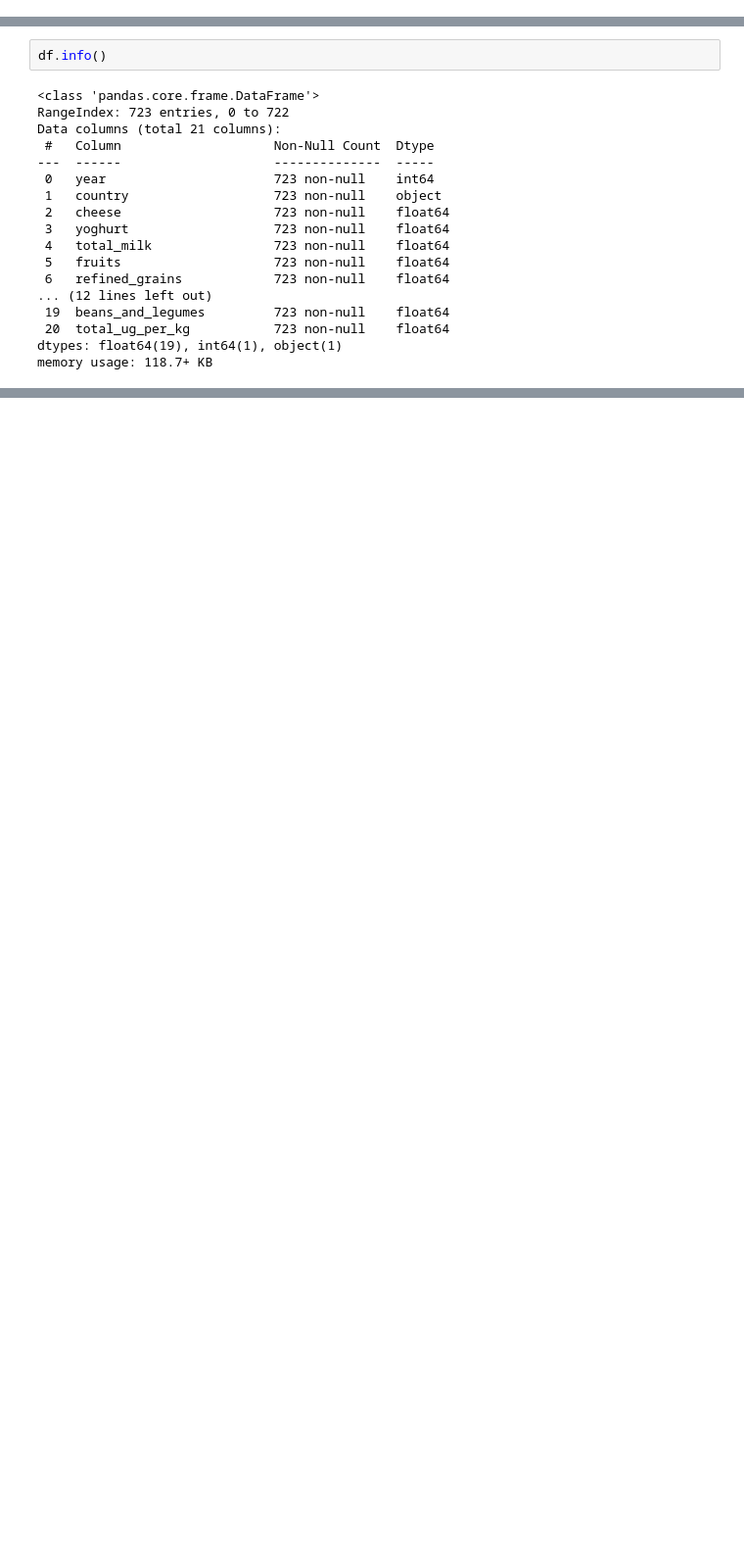
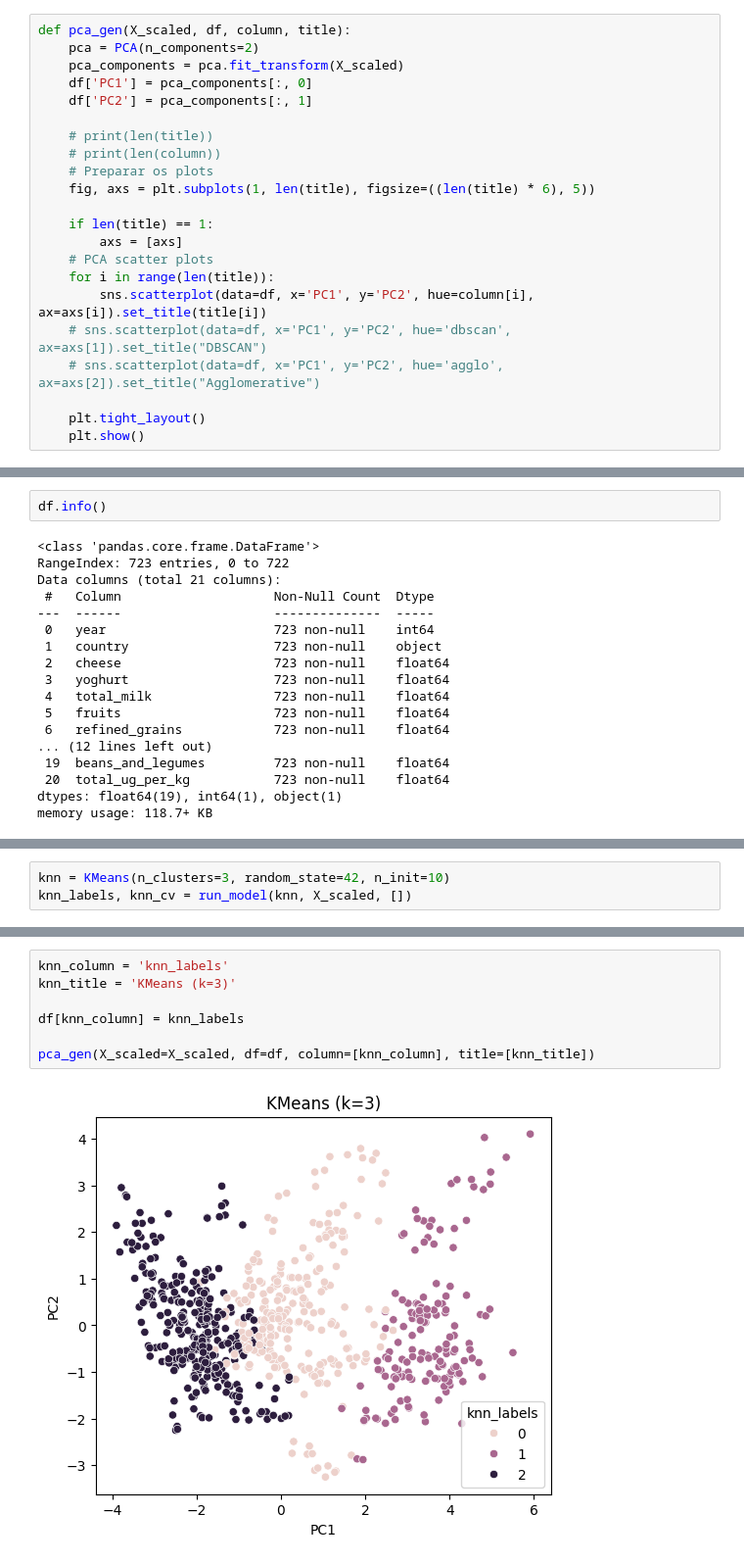
Before and after one commit to TurnipPudding/Machine-Learning---SCC0276, a Jupyter notebook: Trabalho 2/trab02_ML.ipynb, the cells around one changed output, grey strips where cells are left out. Shown at 98% size. Cells and saved outputs as stored; diff of their text form; blank space fills up the shorter version.

```diff
--- a/Trabalho 2/trab02_ML.ipynb
+++ b/Trabalho 2/trab02_ML.ipynb
@@ -16,0 +40,22 @@ fatal: destination path 'Machine-Learning---SCC0276' already exists and is not a
+# %%
+def pca_gen(X_scaled, df, column, title):
+    pca = PCA(n_components=2)
+    pca_components = pca.fit_transform(X_scaled)
+    df['PC1'] = pca_components[:, 0]
+    df['PC2'] = pca_components[:, 1]
+
+    # print(len(title))
+    # print(len(column))
+    # Preparar os plots
+    fig, axs = plt.subplots(1, len(title), figsize=((len(title) * 6), 5))
+
+    if len(title) == 1:
+        axs = [axs]
+    # PCA scatter plots
+    for i in range(len(title)):
+        sns.scatterplot(data=df, x='PC1', y='PC2', hue=column[i], ax=axs[i]).set_title(title[i])
+    # sns.scatterplot(data=df, x='PC1', y='PC2', hue='dbscan', ax=axs[1]).set_title("DBSCAN")
+    # sns.scatterplot(data=df, x='PC1', y='PC2', hue='agglo', ax=axs[2]).set_title("Agglomerative")
+
+    plt.tight_layout()
+    plt.show()
@@ -108,0 +249,3 @@ X_scaled = scaler.fit_transform(df[['index_risk_country']])
+# %%
+knn = KMeans(n_clusters=3, random_state=42, n_init=10)
+knn_labels, knn_cv = run_model(knn, X_scaled, [])
@@ -108,0 +260,9 @@ X_scaled = scaler.fit_transform(df[['index_risk_country']])
+# %%
+knn_column = 'knn_labels'
+knn_title = 'KMeans (k=3)'
+
+df[knn_column] = knn_labels
+
+pca_gen(X_scaled=X_scaled, df=df, column=[knn_column], title=[knn_title])
+# %% [output]
+[figure, added]
```
Also changed, not shown: parts of 85 cells of this notebook.
